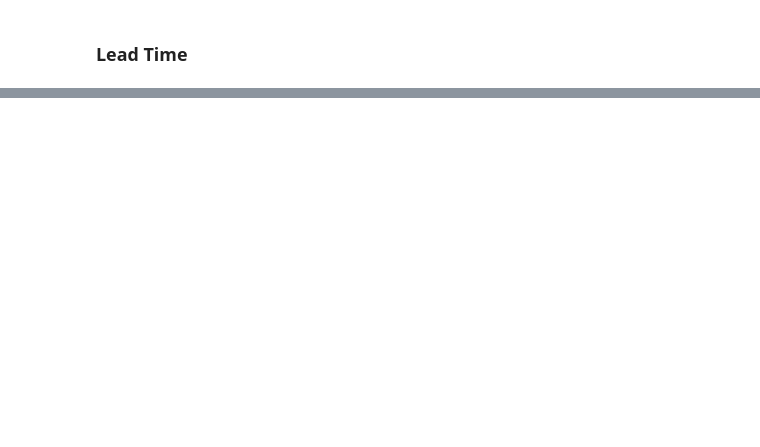
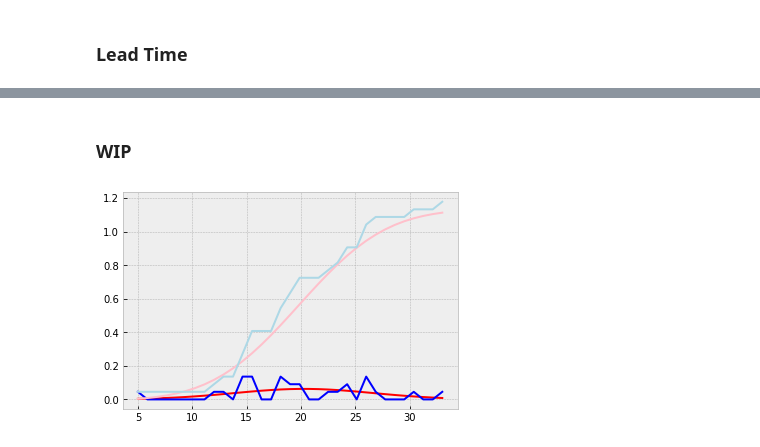
Before and after one commit to zkavtaskin/Lead-Time-Driven-Delivery-Simulation, a Jupyter notebook: Notebook/LittlePower.ipynb, the cells around one changed output, grey strips where cells are left out. Cells and saved outputs as stored; diff of their text form; code cells hidden in the pictures; blank space fills up the shorter version.

```diff
--- a/Notebook/LittlePower.ipynb
+++ b/Notebook/LittlePower.ipynb
@@ -265,0 +267,23 @@ Despite of the Fitter suggestions, cycle time using log norm gives KS p-value at
+# %% [markdown]
+### WIP
+# %%
+wip_dist = stats.norm
+wip_min = int(sprints_workitem_count.describe().Count["min"])
+wip_max = int(sprints_workitem_count.describe().Count["max"])
+
+X = linspace(wip_min, wip_max, wip_max)
+wip_fitted = wip_dist.pdf(X, *f_wip.fitted_param['norm'])
+wip_cumulative = np.cumsum(wip_fitted)
+
+wip_actual,  wip_actual_bins = np.histogram(sprints_workitem_count["Count"].values, bins=wip_max, density=True)
+wip_cumulative_actual = np.cumsum(wip_actual)
+
+#X is different to Y, this needs to be fixed in all of the samples
+plt.plot(X, wip_fitted, c='red')
+plt.plot(X, wip_actual, c='blue')
+
+plt.plot(X, wip_cumulative, c='pink')
+plt.plot(X, wip_cumulative_actual, c='lightblue')
+plt.show()
+# %% [output]
+[figure, added]
```
Also changed, not shown: parts of 11 cells of this notebook.
